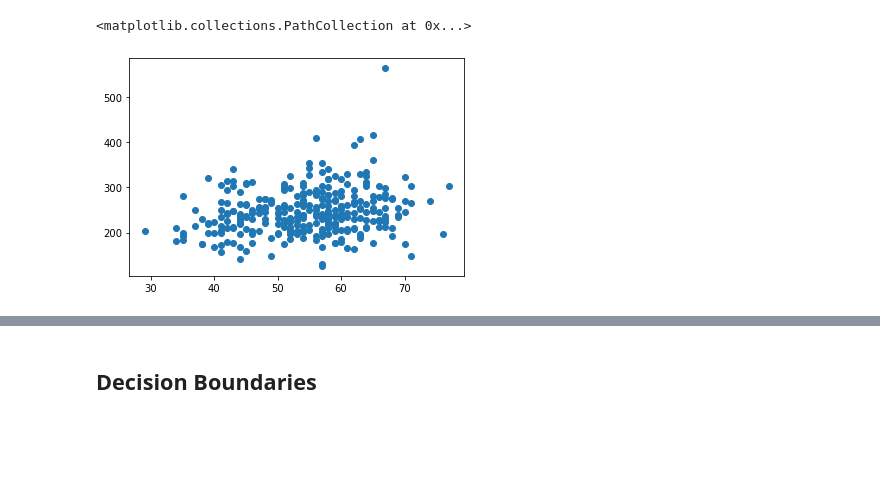
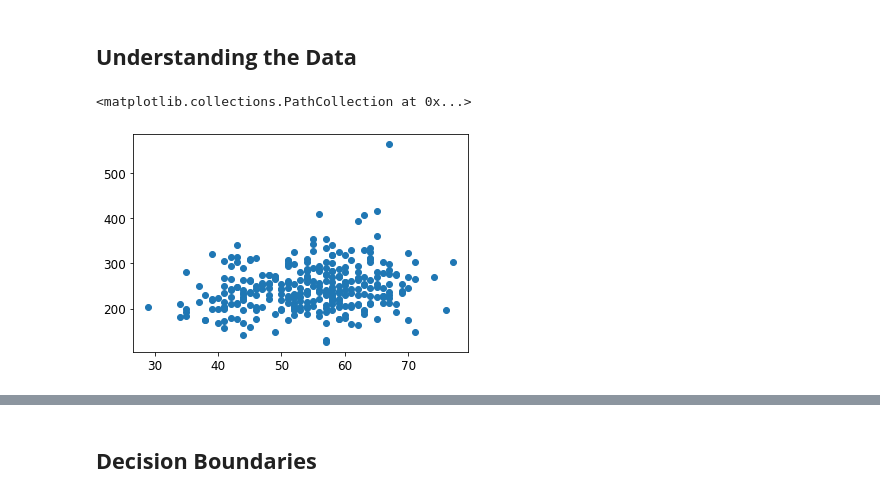
Before and after one commit to jonleesy/F21DLHeartDiseaseClassification, a Jupyter notebook: Model/HeartDisease_Part2.ipynb, the cells around one changed output, grey strips where cells are left out. Saved outputs shown, nothing was run; the diff lists cells and outputs as text; code cells hidden in the pictures; blank space fills up the shorter version.

```diff
--- a/Model/HeartDisease_Part2.ipynb
+++ b/Model/HeartDisease_Part2.ipynb
@@ -30,6 +43,9 @@ df.head(5)
+# %% [markdown]
+## __Understanding the Data__
 # %%
 X = df[['age', 'chol']].to_numpy()
+X_df = df[['age', 'chol']]
 plt.scatter(X[:,0], X[:,1])
 # %% [output]
 <matplotlib.collections.PathCollection at 0x...>
-[figure, old version]
+[figure, new version]
```
Also changed, not shown: parts of 36 cells of this notebook.
